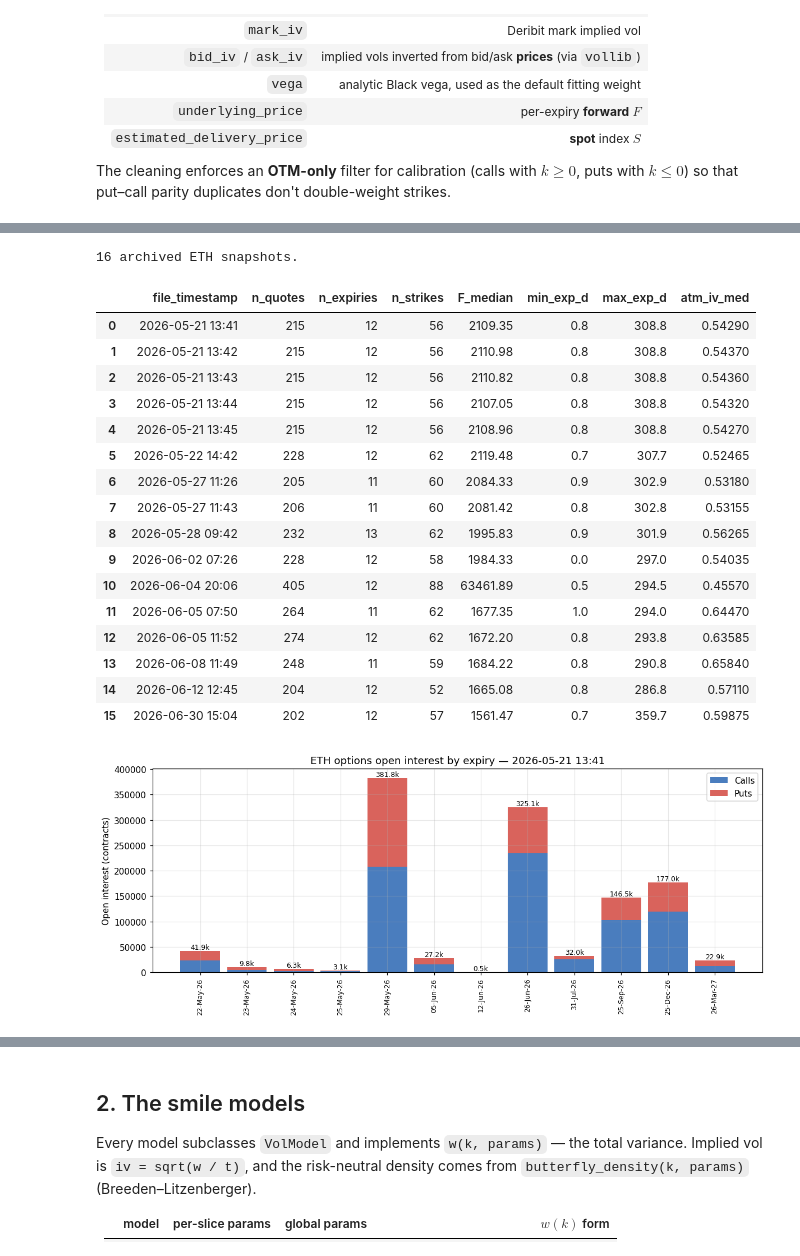
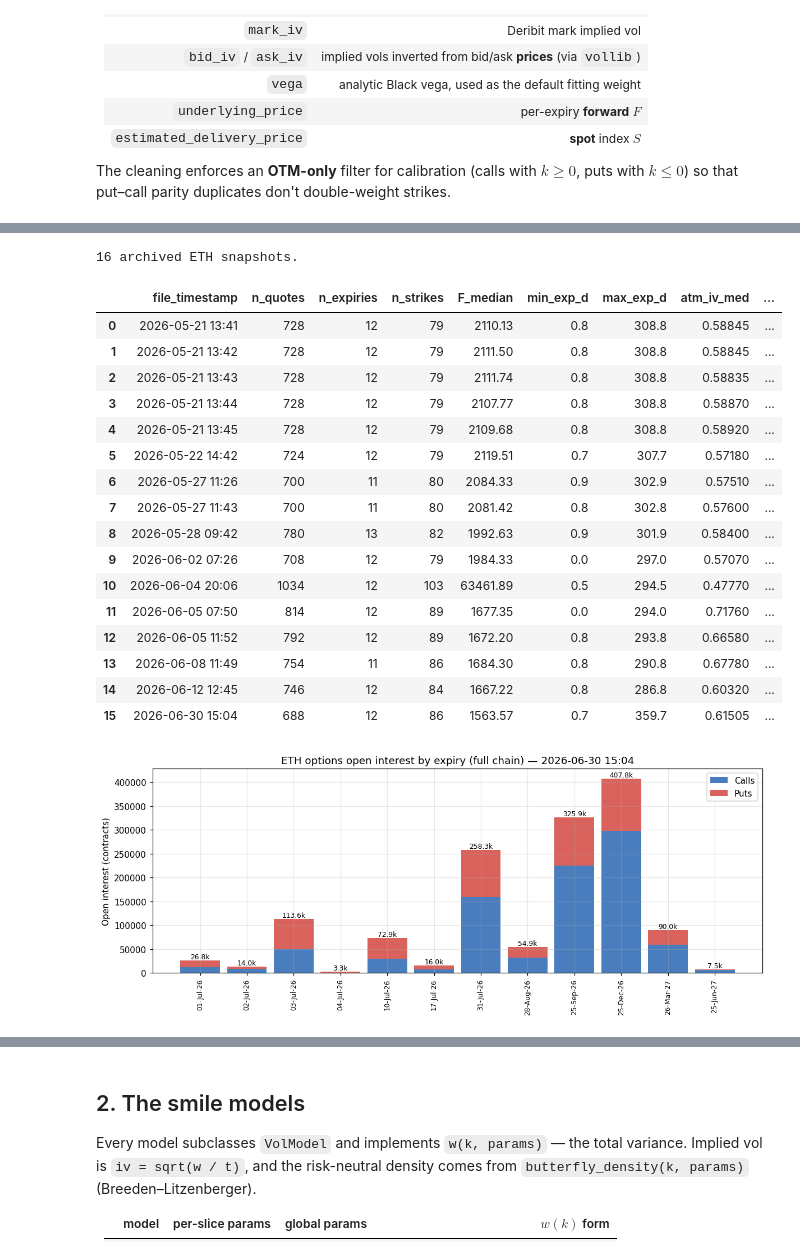
Before and after one commit to wiillytom/svi_modeling, a Jupyter notebook: volatility_surface/notebooks/project_outline.ipynb, the cells around one changed output, grey strips where cells are left out. Cells and saved outputs as stored; diff of their text form; code cells hidden in the pictures.

```diff
--- a/volatility_surface/notebooks/project_outline.ipynb
+++ b/volatility_surface/notebooks/project_outline.ipynb
@@ -146,7 +152,7 @@ Columns: ['bid_price', 'ask_price', 'open_interest', 'mark_price', 'creation_tim
 # %%
 # load_snapshot() pulls a single timestamp and re-derives k, w, t cleanly.
 snapshots = sorted(raw["file_timestamp"].unique())
-SNAP_TS = snapshots[0]
+SNAP_TS = snapshots[-1]
 df = load_snapshot(str(PARQUET_ETH), timestamp=SNAP_TS)
 
 expiries = sorted(df["t"].unique())
@@ -191,0 +213,24 @@ multi-date averaging, no smoothing. Four views that reveal most of what matters:
+# %%
+# Full, UNFILTERED universe — every listed quote, before volume / no-arb-boundary /
+# OTM / bid-ask-inversion filters. The cleaned parquet used everywhere else in this
+# notebook has already survived those filters, which would bias any EDA run on it
+# (e.g. "how much open interest sits in deep ITM strikes" is unanswerable once ITM
+# rows are already gone). load_uncleaned() reruns the same feature engineering as
+# clean_df() but skips the row-dropping steps.
+from volatility_surface.utils.data_handling import load_uncleaned
+
+raw_uncleaned = load_uncleaned("eth")
+n_total   = len(raw_uncleaned)
+n_volume  = int((raw_uncleaned["volume"] > 0).sum())
+n_cleaned = len(raw)
+
+print(f"ETH quotes across all archived snapshots:")
+print(f"  {n_total:>6,} listed (uncleaned)")
+print(f"  {n_volume:>6,} with volume > 0  ({n_volume/n_total:.1%})")
+print(f"  {n_cleaned:>6,} survive the full cleaning pipeline used for calibration  "
+      f"({n_cleaned/n_total:.1%})")
+
+# Single-snapshot slice matching SNAP_TS, for the plots below
+df_uncleaned = raw_uncleaned[raw_uncleaned["file_timestamp"] == SNAP_TS].copy()
+print(f"\nSnapshot {SNAP_TS}: {len(df_uncleaned)} listed quotes "
+      f"vs. {len(df)} that survived cleaning ({len(df)/len(df_uncleaned):.1%})")
@@ -192,6 +244,8 @@ multi-date averaging, no smoothing. Four views that reveal most of what matters:
 # %%
-# Snapshot inventory — one row per timestamp.
-inventory = (raw.groupby("file_timestamp")
+# Snapshot inventory — one row per timestamp, computed on the UNFILTERED universe.
+cleaned_counts = raw.groupby("file_timestamp").size().rename("n_cleaned")
+
+inventory = (raw_uncleaned.groupby("file_timestamp")
              .agg(n_quotes    = ("strike",           "size"),
                   n_expiries  = ("t",                pd.Series.nunique),
                   n_strikes   = ("strike",           pd.Series.nunique),
@@ -199,48 +253,50 @@ inventory = (raw.groupby("file_timestamp")
                   min_exp_d   = ("t", lambda s: round(s.min()*365, 1)),
                   max_exp_d   = ("t", lambda s: round(s.max()*365, 1)),
                   atm_iv_med  = ("mark_iv",          "median"))
+             .join(cleaned_counts, on="file_timestamp")
              .reset_index())
+inventory["pct_kept"] = (inventory["n_cleaned"] / inventory["n_quotes"]).round(3)
 print(f"{len(inventory)} archived ETH snapshots.")
 inventory
 # %% [output]
 16 archived ETH snapshots.
-|  | file_timestamp | n_quotes | n_expiries | n_strikes | F_median | min_exp_d | max_exp_d | atm_iv_med |
-| 0 | 2026-05-21 13:41 | 215 | 12 | 56 | 2109.35 | 0.8 | 308.8 | 0.54290 |
-| 1 | 2026-05-21 13:42 | 215 | 12 | 56 | 2110.98 | 0.8 | 308.8 | 0.54370 |
-| 2 | 2026-05-21 13:43 | 215 | 12 | 56 | 2110.82 | 0.8 | 308.8 | 0.54360 |
-| 3 | 2026-05-21 13:44 | 215 | 12 | 56 | 2107.05 | 0.8 | 308.8 | 0.54320 |
-| 4 | 2026-05-21 13:45 | 215 | 12 | 56 | 2108.96 | 0.8 | 308.8 | 0.54270 |
-| 5 | 2026-05-22 14:42 | 228 | 12 | 62 | 2119.48 | 0.7 | 307.7 | 0.52465 |
-| 6 | 2026-05-27 11:26 | 205 | 11 | 60 | 2084.33 | 0.9 | 302.9 | 0.53180 |
-| 7 | 2026-05-27 11:43 | 206 | 11 | 60 | 2081.42 | 0.8 | 302.8 | 0.53155 |
-| 8 | 2026-05-28 09:42 | 232 | 13 | 62 | 1995.83 | 0.9 | 301.9 | 0.56265 |
-| 9 | 2026-06-02 07:26 | 228 | 12 | 58 | 1984.33 | 0.0 | 297.0 | 0.54035 |
-| 10 | 2026-06-04 20:06 | 405 | 12 | 88 | 63461.89 | 0.5 | 294.5 | 0.45570 |
-| 11 | 2026-06-05 07:50 | 264 | 11 | 62 | 1677.35 | 1.0 | 294.0 | 0.64470 |
-| 12 | 2026-06-05 11:52 | 274 | 12 | 62 | 1672.20 | 0.8 | 293.8 | 0.63585 |
-| 13 | 2026-06-08 11:49 | 248 | 11 | 59 | 1684.22 | 0.8 | 290.8 | 0.65840 |
-| 14 | 2026-06-12 12:45 | 204 | 12 | 52 | 1665.08 | 0.8 | 286.8 | 0.57110 |
-| 15 | 2026-06-30 15:04 | 202 | 12 | 57 | 1561.47 | 0.7 | 359.7 | 0.59875 |
+|  | file_timestamp | n_quotes | n_expiries | n_strikes | F_median | min_exp_d | max_exp_d | atm_iv_med | ... |
+| 0 | 2026-05-21 13:41 | 728 | 12 | 79 | 2110.13 | 0.8 | 308.8 | 0.58845 | ... |
+| 1 | 2026-05-21 13:42 | 728 | 12 | 79 | 2111.50 | 0.8 | 308.8 | 0.58845 | ... |
+| 2 | 2026-05-21 13:43 | 728 | 12 | 79 | 2111.74 | 0.8 | 308.8 | 0.58835 | ... |
+| 3 | 2026-05-21 13:44 | 728 | 12 | 79 | 2107.77 | 0.8 | 308.8 | 0.58870 | ... |
+| 4 | 2026-05-21 13:45 | 728 | 12 | 79 | 2109.68 | 0.8 | 308.8 | 0.58920 | ... |
+| 5 | 2026-05-22 14:42 | 724 | 12 | 79 | 2119.51 | 0.7 | 307.7 | 0.57180 | ... |
+| 6 | 2026-05-27 11:26 | 700 | 11 | 80 | 2084.33 | 0.9 | 302.9 | 0.57510 | ... |
+| 7 | 2026-05-27 11:43 | 700 | 11 | 80 | 2081.42 | 0.8 | 302.8 | 0.57600 | ... |
+| 8 | 2026-05-28 09:42 | 780 | 13 | 82 | 1992.63 | 0.9 | 301.9 | 0.58400 | ... |
+| 9 | 2026-06-02 07:26 | 708 | 12 | 79 | 1984.33 | 0.0 | 297.0 | 0.57070 | ... |
+| 10 | 2026-06-04 20:06 | 1034 | 12 | 103 | 63461.89 | 0.5 | 294.5 | 0.47770 | ... |
+| 11 | 2026-06-05 07:50 | 814 | 12 | 89 | 1677.35 | 0.0 | 294.0 | 0.71760 | ... |
+| 12 | 2026-06-05 11:52 | 792 | 12 | 89 | 1672.20 | 0.8 | 293.8 | 0.66580 | ... |
+| 13 | 2026-06-08 11:49 | 754 | 11 | 86 | 1684.30 | 0.8 | 290.8 | 0.67780 | ... |
+| 14 | 2026-06-12 12:45 | 746 | 12 | 84 | 1667.22 | 0.8 | 286.8 | 0.60320 | ... |
+| 15 | 2026-06-30 15:04 | 688 | 12 | 86 | 1563.57 | 0.7 | 359.7 | 0.61505 | ... |
 # %%
-# Open interest by expiration date (stacked calls + puts).
-oi_exp = (df.groupby(["expiration_timestamp", "option_type"])["open_interest"]
+# Open interest by expiration date (stacked calls + puts) — FULL chain, ITM + OTM.
+oi_exp = (df_uncleaned.groupby(["expiration_timestamp", "option_type"])["open_interest"]
           .sum().unstack("option_type").fillna(0.0).sort_index()
           .rename(columns={"C": "Calls", "P": "Puts"}))
 labels = [pd.Timestamp(x).strftime("%d-%b-%y") for x in oi_exp.index]
 x   = np.arange(len(oi_exp))
 tot = oi_exp.sum(axis=1)
 
 fig, ax = plt.subplots(figsize=(11, 4.5))
 ax.bar(x, oi_exp.get("Calls", 0), color="#4A7DBE", label="Calls", width=0.85)
 ax.bar(x, oi_exp.get("Puts", 0),  bottom=oi_exp.get("Calls", 0),
        color="#D9635C", label="Puts", width=0.85)
 for i, v in enumerate(tot):
     ax.annotate(f"{v/1000:.1f}k", (i, v), ha="center", va="bottom", fontsize=8)
 ax.set_xticks(x); ax.set_xticklabels(labels, rotation=90, fontsize=8)
 ax.set(ylabel="Open interest (contracts)",
-       title=f"ETH options open interest by expiry — {SNAP_TS}")
+       title=f"ETH options open interest by expiry (full chain) — {SNAP_TS}")
 ax.legend()
 plt.tight_layout(); plt.show()
 # %% [output]
-[figure, old version]
+[figure, new version]
 # %%
```
Also changed, not shown: parts of 21 cells of this notebook, 45 other files.
